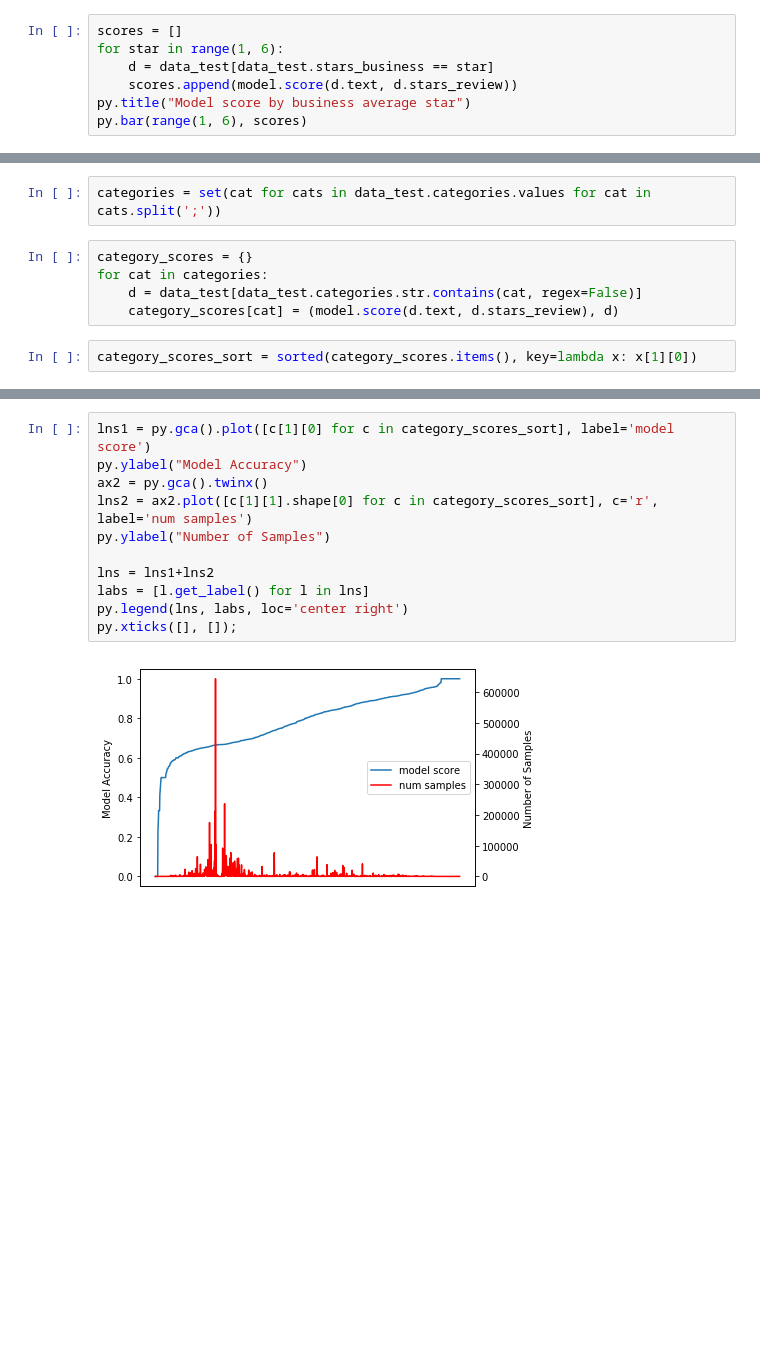
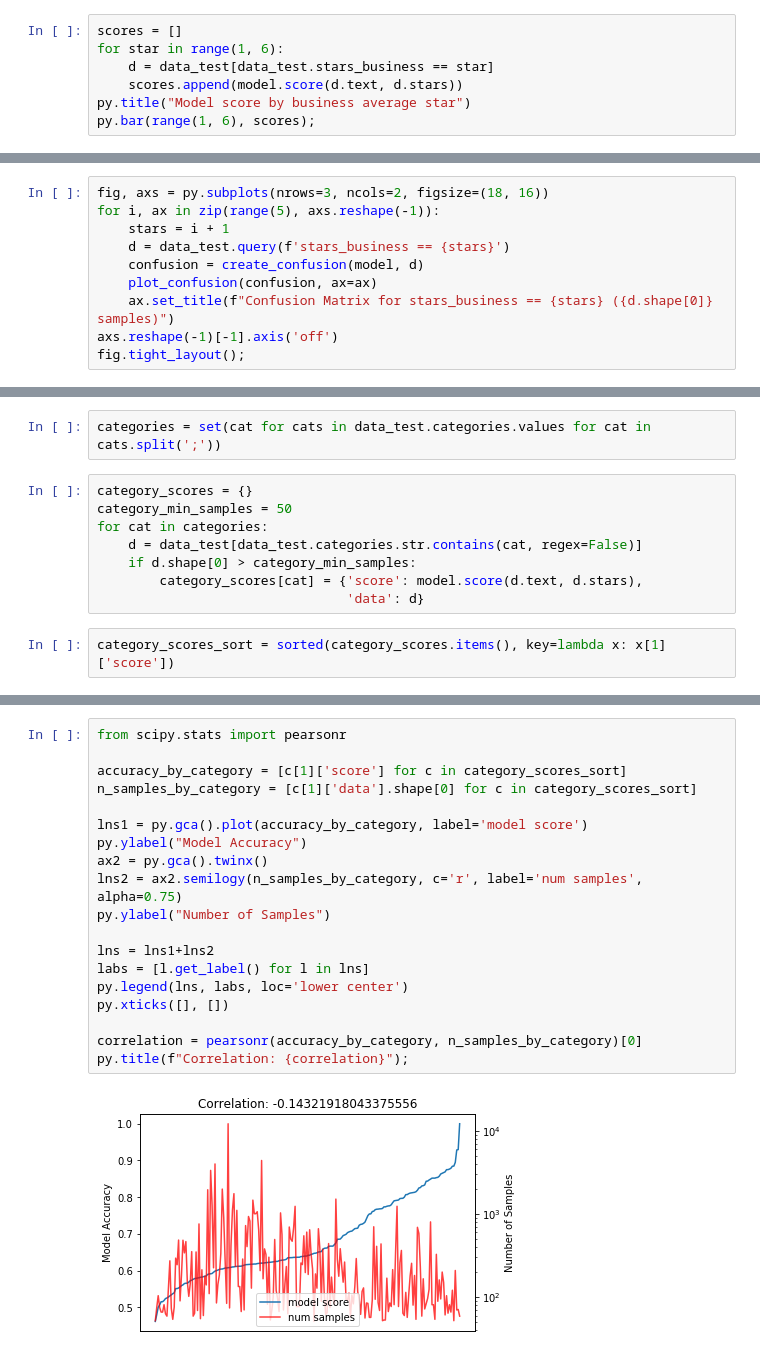
Before and after one commit to ProbableModels/acm_paper_2018, a Jupyter notebook: yelp_reviews.ipynb, the cells around one changed output, grey strips where cells are left out. Saved outputs shown, nothing was run; the diff lists cells and outputs as text; blank space fills up the shorter version.

```diff
--- a/yelp_reviews.ipynb
+++ b/yelp_reviews.ipynb
@@ -76,7 +158,7 @@ py.ylabel('True Stars');
 scores = []
 for star in range(1, 6):
     d = data_test[data_test.stars_business == star]
-    scores.append(model.score(d.text, d.stars_review))
+    scores.append(model.score(d.text, d.stars))
 py.title("Model score by business average star")
-py.bar(range(1, 6), scores)
+py.bar(range(1, 6), scores);
 # %% [output]
@@ -84,0 +166,10 @@ py.bar(range(1, 6), scores)
+# %%
+fig, axs = py.subplots(nrows=3, ncols=2, figsize=(18, 16))
+for i, ax in zip(range(5), axs.reshape(-1)):
+    stars = i + 1
+    d = data_test.query(f'stars_business == {stars}')
+    confusion = create_confusion(model, d)
+    plot_confusion(confusion, ax=ax)
+    ax.set_title(f"Confusion Matrix for stars_business == {stars} ({d.shape[0]} samples)")
+axs.reshape(-1)[-1].axis('off')
+fig.tight_layout();
@@ -86,8 +187,11 @@ py.bar(range(1, 6), scores)
 categories = set(cat for cats in data_test.categories.values for cat in cats.split(';'))
 # %%
 category_scores = {}
+category_min_samples = 50
 for cat in categories:
     d = data_test[data_test.categories.str.contains(cat, regex=False)]
-    category_scores[cat] = (model.score(d.text, d.stars_review), d)
+    if d.shape[0] > category_min_samples:
+        category_scores[cat] = {'score': model.score(d.text, d.stars),
+                                'data': d}
 # %%
-category_scores_sort = sorted(category_scores.items(), key=lambda x: x[1][0])
+category_scores_sort = sorted(category_scores.items(), key=lambda x: x[1]['score'])
@@ -94,13 +200,21 @@ category_scores_sort = sorted(category_scores.items(), key=lambda x: x[1][0])
 # %%
-lns1 = py.gca().plot([c[1][0] for c in category_scores_sort], label='model score')
+from scipy.stats import pearsonr
+
+accuracy_by_category = [c[1]['score'] for c in category_scores_sort]
+n_samples_by_category = [c[1]['data'].shape[0] for c in category_scores_sort]
+
+lns1 = py.gca().plot(accuracy_by_category, label='model score')
 py.ylabel("Model Accuracy")
 ax2 = py.gca().twinx()
-lns2 = ax2.plot([c[1][1].shape[0] for c in category_scores_sort], c='r', label='num samples')
+lns2 = ax2.semilogy(n_samples_by_category, c='r', label='num samples', alpha=0.75)
 py.ylabel("Number of Samples")
 
 lns = lns1+lns2
 labs = [l.get_label() for l in lns]
-py.legend(lns, labs, loc='center right')
-py.xticks([], []);
+py.legend(lns, labs, loc='lower center')
+py.xticks([], [])
+
+correlation = pearsonr(accuracy_by_category, n_samples_by_category)[0]
+py.title(f"Correlation: {correlation}");
 # %% [output]
-[figure, old version]
+[figure, new version]
```
Also changed, not shown: parts of 33 cells of this notebook, 1 other file.
